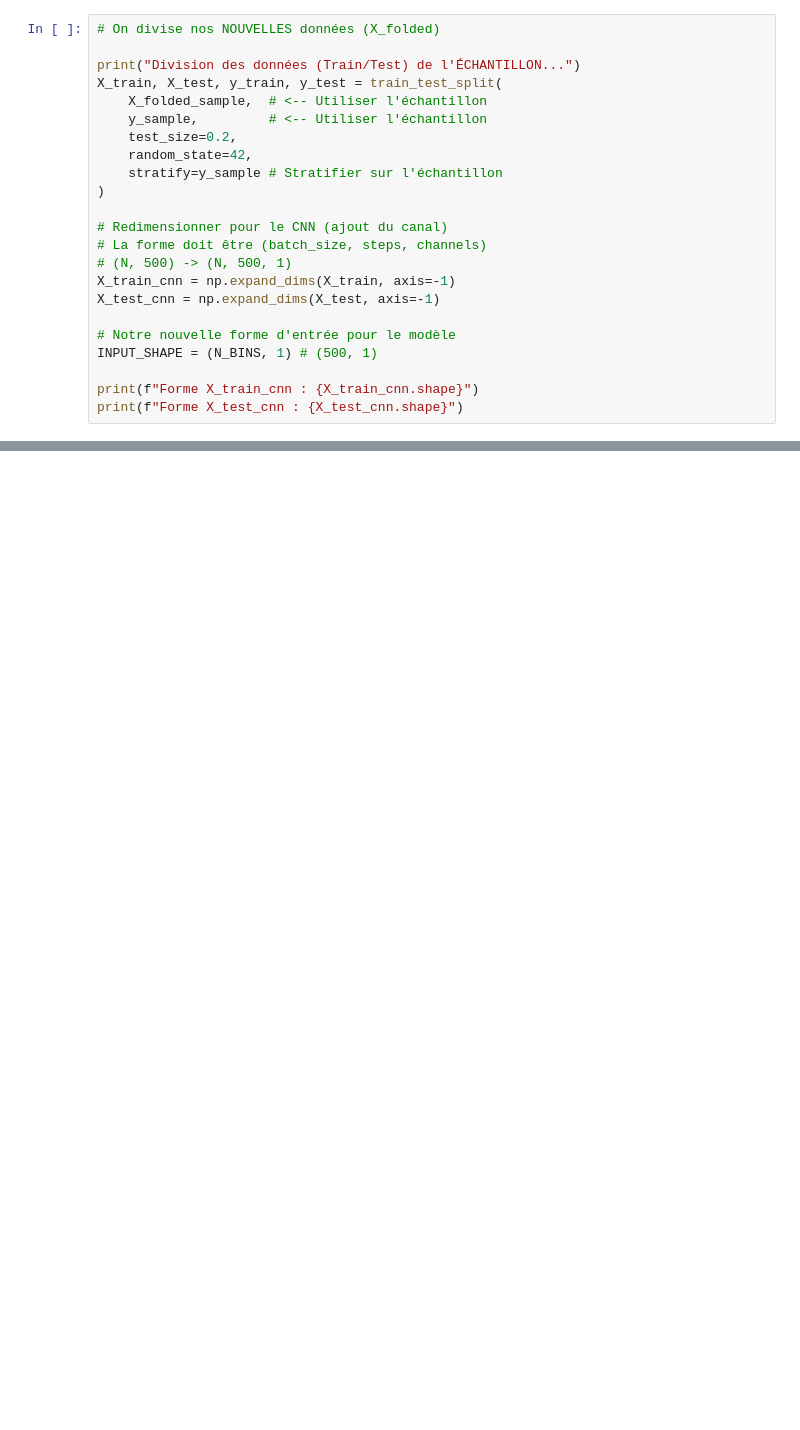
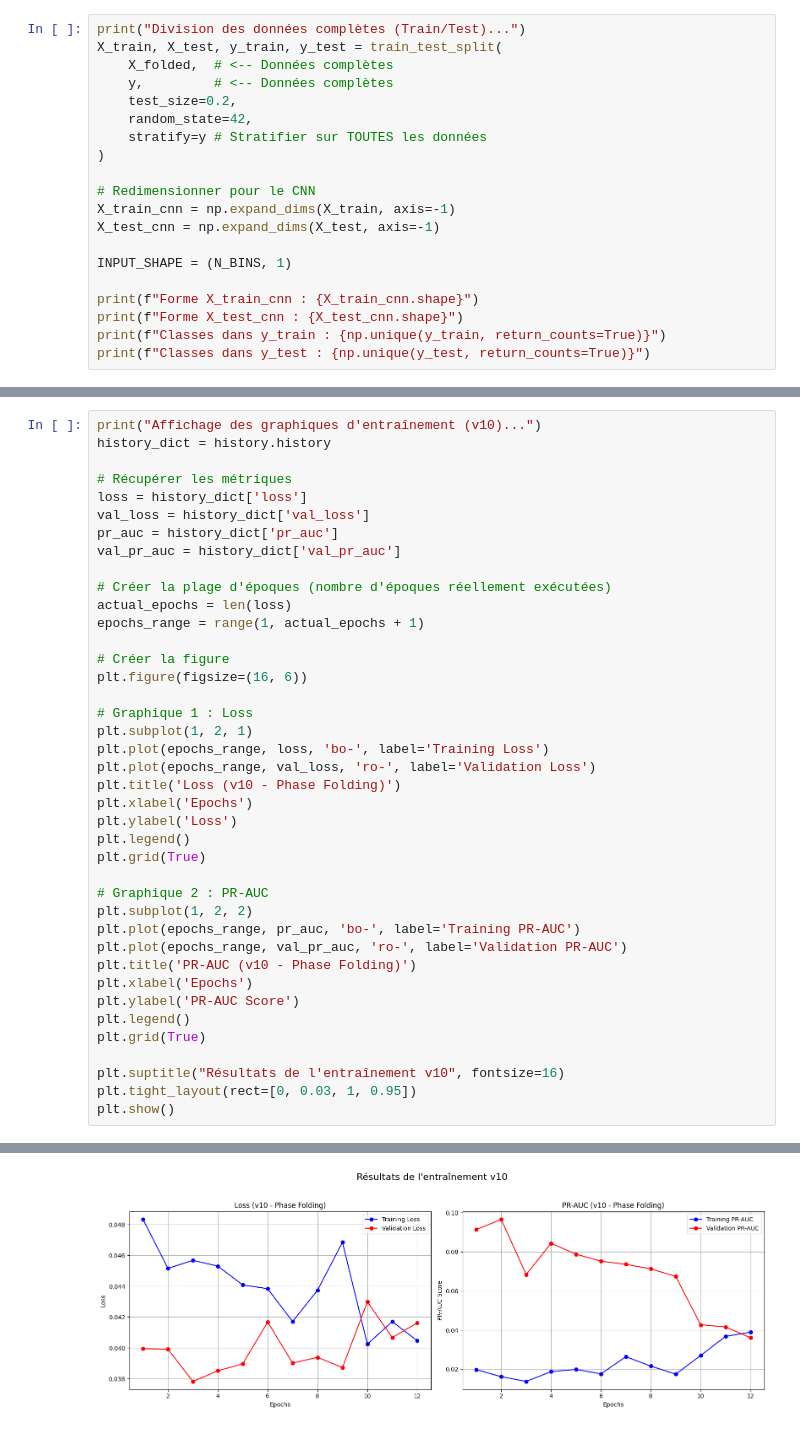
Before and after one commit to K4yan0/exoplanet-detection-ml, a Jupyter notebook: notebooks/10_CNN_1D_Phase_Folding.ipynb, the cells around one changed output, grey strips where cells are left out. Drawn from its saved outputs; the diff is of its cells as text; blank space fills up the shorter version.

```diff
--- a/notebooks/10_CNN_1D_Phase_Folding.ipynb
+++ b/notebooks/10_CNN_1D_Phase_Folding.ipynb
@@ -64,24 +82,21 @@ Planètes dans l'échantillon : 4 sur 200
 # %%
-# On divise nos NOUVELLES données (X_folded)
-
-print("Division des données (Train/Test) de l'ÉCHANTILLON...")
+print("Division des données complètes (Train/Test)...")
 X_train, X_test, y_train, y_test = train_test_split(
-    X_folded_sample,  # <-- Utiliser l'échantillon
-    y_sample,         # <-- Utiliser l'échantillon
+    X_folded,  # <-- Données complètes
+    y,         # <-- Données complètes
     test_size=0.2,
     random_state=42,
-    stratify=y_sample # Stratifier sur l'échantillon
+    stratify=y # Stratifier sur TOUTES les données
 )
 
-# Redimensionner pour le CNN (ajout du canal)
-# La forme doit être (batch_size, steps, channels)
-# (N, 500) -> (N, 500, 1)
+# Redimensionner pour le CNN
 X_train_cnn = np.expand_dims(X_train, axis=-1)
 X_test_cnn = np.expand_dims(X_test, axis=-1)
 
-# Notre nouvelle forme d'entrée pour le modèle
-INPUT_SHAPE = (N_BINS, 1) # (500, 1)
+INPUT_SHAPE = (N_BINS, 1)
 
 print(f"Forme X_train_cnn : {X_train_cnn.shape}")
 print(f"Forme X_test_cnn : {X_test_cnn.shape}")
+print(f"Classes dans y_train : {np.unique(y_train, return_counts=True)}")
+print(f"Classes dans y_test : {np.unique(y_test, return_counts=True)}")
 # %% [output]
@@ -209,0 +268,41 @@ Restoring model weights from the end of the best epoch: 1.
+# %%
+print("Affichage des graphiques d'entraînement (v10)...")
+history_dict = history.history
+
+# Récupérer les métriques
+loss = history_dict['loss']
+val_loss = history_dict['val_loss']
+pr_auc = history_dict['pr_auc']
+val_pr_auc = history_dict['val_pr_auc']
+
+# Créer la plage d'époques (nombre d'époques réellement exécutées)
+actual_epochs = len(loss)
+epochs_range = range(1, actual_epochs + 1)
+
+# Créer la figure
+plt.figure(figsize=(16, 6))
+
+# Graphique 1 : Loss
+plt.subplot(1, 2, 1)
+plt.plot(epochs_range, loss, 'bo-', label='Training Loss')
+plt.plot(epochs_range, val_loss, 'ro-', label='Validation Loss')
+plt.title('Loss (v10 - Phase Folding)')
+plt.xlabel('Epochs')
+plt.ylabel('Loss')
+plt.legend()
+plt.grid(True)
+
+# Graphique 2 : PR-AUC
+plt.subplot(1, 2, 2)
+plt.plot(epochs_range, pr_auc, 'bo-', label='Training PR-AUC')
+plt.plot(epochs_range, val_pr_auc, 'ro-', label='Validation PR-AUC')
+plt.title('PR-AUC (v10 - Phase Folding)')
+plt.xlabel('Epochs')
+plt.ylabel('PR-AUC Score')
+plt.legend()
+plt.grid(True)
+
+plt.suptitle("Résultats de l'entraînement v10", fontsize=16)
+plt.tight_layout(rect=[0, 0.03, 1, 0.95])
+plt.show()
+# %% [output]
@@ -209,0 +310 @@ Restoring model weights from the end of the best epoch: 1.
+[figure, added]
```
Also changed, not shown: parts of 8 cells of this notebook, 4 other files.
